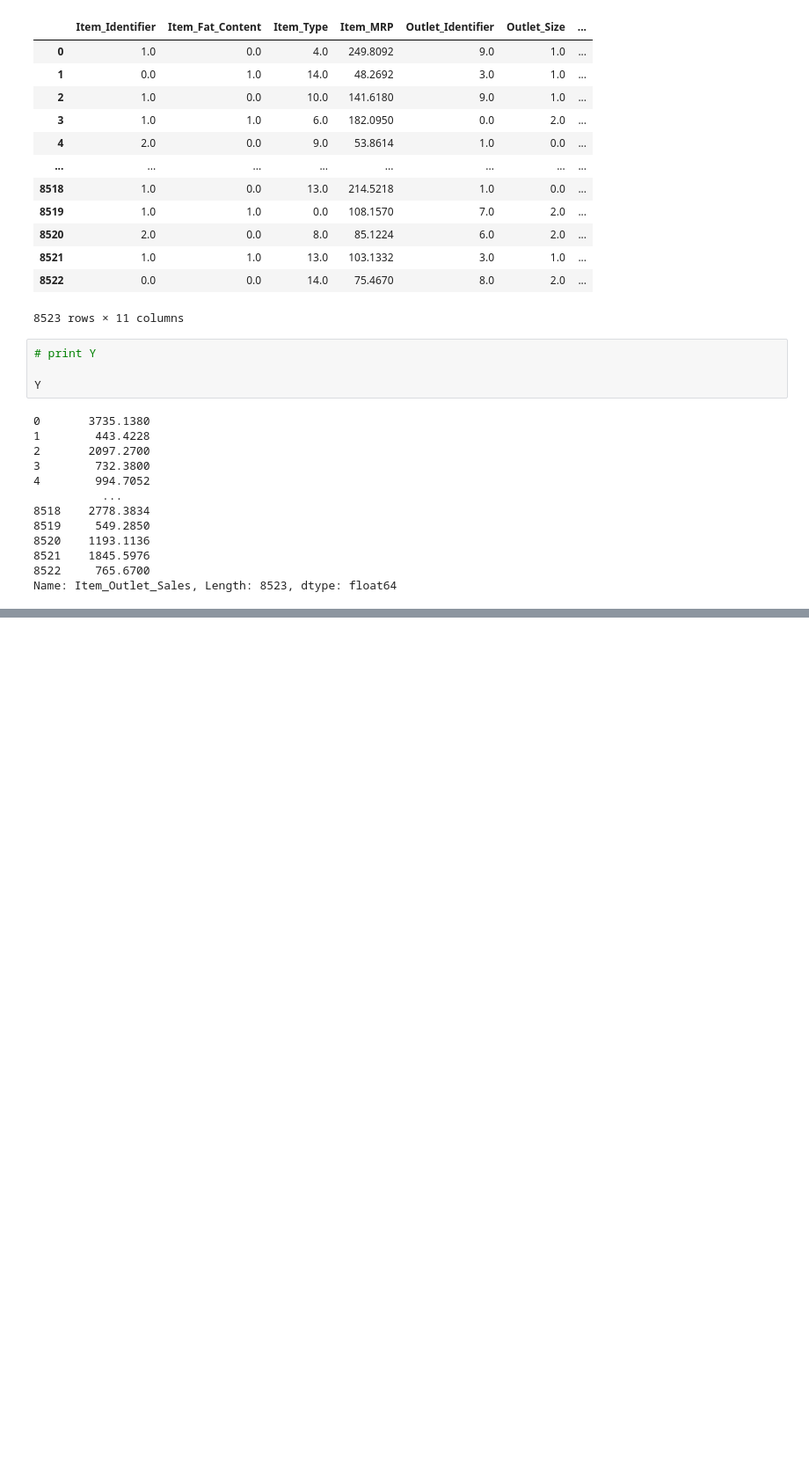
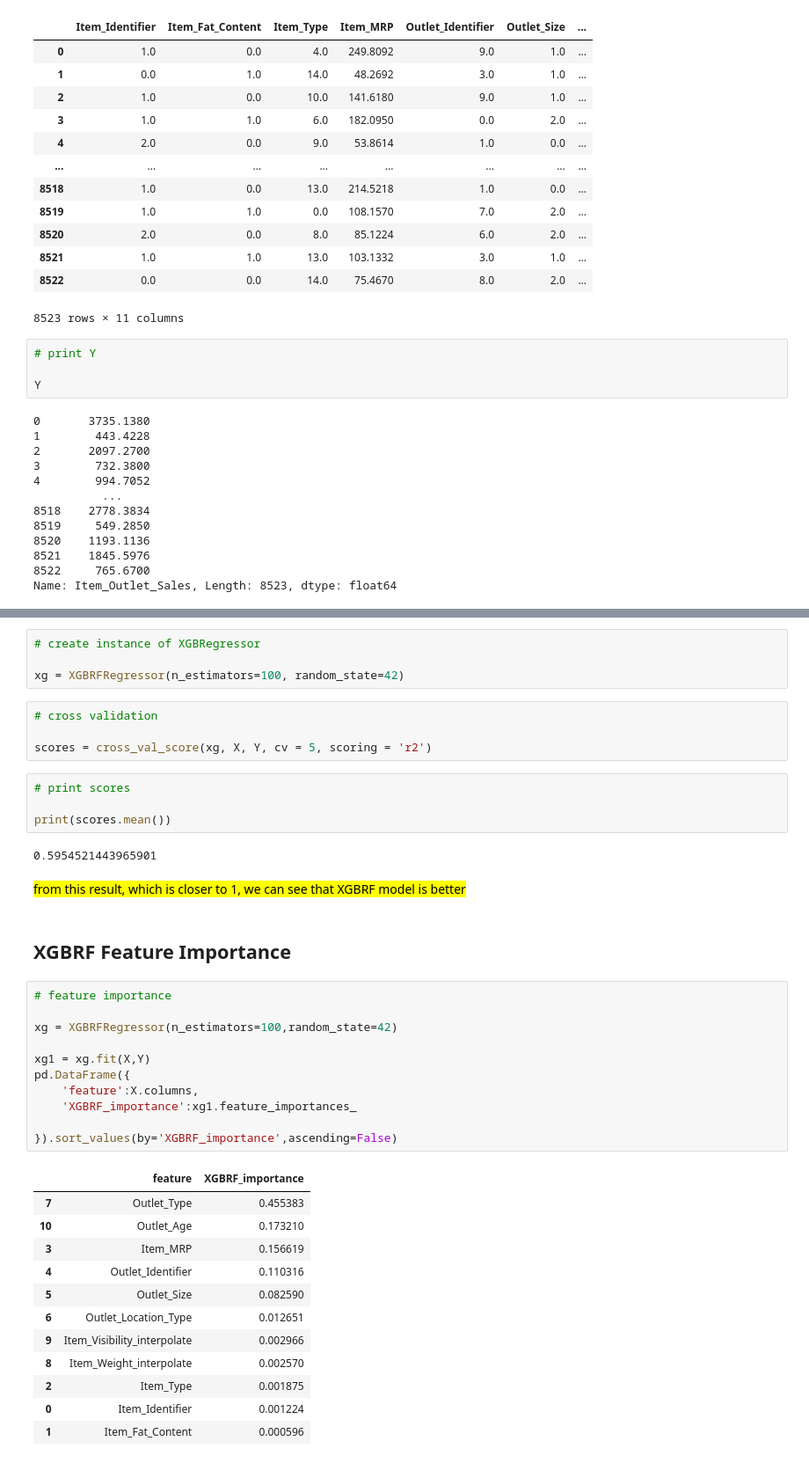
Before and after one commit to omarriyaz/Big-Mart-Sales-Prediction, a Jupyter notebook: SalesPredict.ipynb, the cells around one changed output, grey strips where cells are left out. Shown: that part at 88% size. Cells and saved outputs as stored; diff of their text form; blank space fills up the shorter version.

```diff
--- a/SalesPredict.ipynb
+++ b/SalesPredict.ipynb
@@ -631,0 +671,42 @@ Name: Item_Outlet_Sales, Length: 8523, dtype: float64
+# %%
+# create instance of XGBRegressor
+
+xg = XGBRFRegressor(n_estimators=100, random_state=42)
+# %%
+# cross validation
+
+scores = cross_val_score(xg, X, Y, cv = 5, scoring = 'r2')
+# %%
+# print scores
+
+print(scores.mean())
+# %% [output]
+0.5954521443965901
+# %% [markdown]
+<mark> from this result, which is closer to 1, we can see that XGBRF model is better</mark>
+# %% [markdown]
+## XGBRF Feature Importance
+# %%
+# feature importance
+
+xg = XGBRFRegressor(n_estimators=100,random_state=42)
+
+xg1 = xg.fit(X,Y)
+pd.DataFrame({
+    'feature':X.columns,
+    'XGBRF_importance':xg1.feature_importances_
+
+}).sort_values(by='XGBRF_importance',ascending=False)
+# %% [output]
+|  | feature | XGBRF_importance |
+| 7 | Outlet_Type | 0.455383 |
+| 10 | Outlet_Age | 0.173210 |
+| 3 | Item_MRP | 0.156619 |
+| 4 | Outlet_Identifier | 0.110316 |
+| 5 | Outlet_Size | 0.082590 |
+| 6 | Outlet_Location_Type | 0.012651 |
+| 9 | Item_Visibility_interpolate | 0.002966 |
+| 8 | Item_Weight_interpolate | 0.002570 |
+| 2 | Item_Type | 0.001875 |
+| 0 | Item_Identifier | 0.001224 |
+| 1 | Item_Fat_Content | 0.000596 |
```
Also changed, not shown: parts of 41 cells of this notebook.
